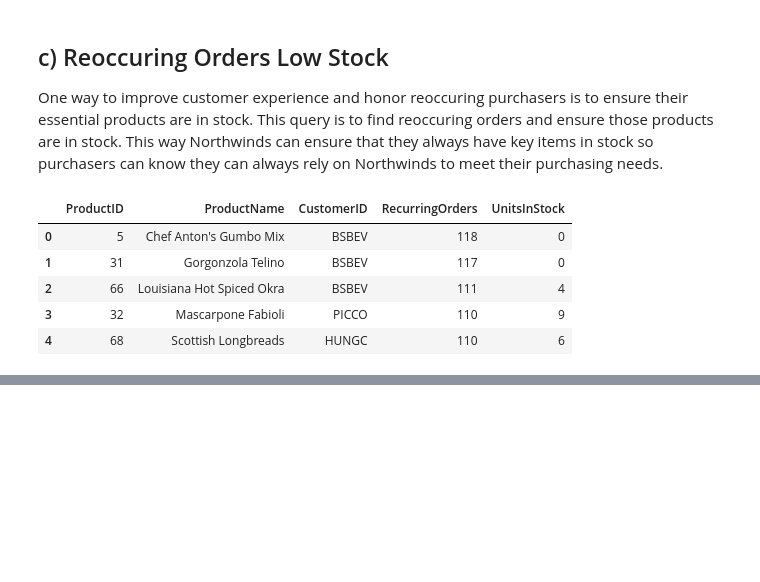
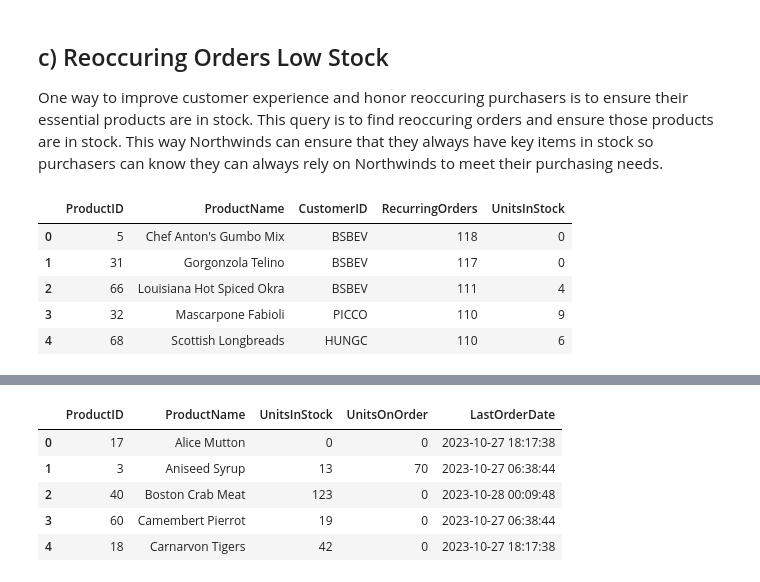
Before and after one commit to shayda-maher/SQLScripts, a Jupyter notebook: Northwinds Database Inventory Stock - Github.ipynb, the cells around one changed output, grey strips where cells are left out. Saved outputs shown, nothing was run; the diff lists cells and outputs as text; code cells hidden in the pictures; blank space fills up the shorter version.

```diff
--- a/Northwinds Database Inventory Stock - Github.ipynb
+++ b/Northwinds Database Inventory Stock - Github.ipynb
@@ -154,0 +158,26 @@ rentals.head()
+# %%
+unsold_stock = """
+SELECT p.ProductID,
+       p.ProductName,
+       p.UnitsInStock,
+       p.UnitsOnOrder,
+       MAX(o.OrderDate) AS LastOrderDate
+FROM Products p
+LEFT JOIN "Order Details" od ON p.ProductID = od.ProductID
+LEFT JOIN Orders o ON od.OrderID = o.OrderID
+GROUP BY p.ProductID, p.ProductName, p.UnitsInStock, p.UnitsOnOrder
+HAVING MAX(o.OrderDate) < DATE('now', '-1 year')
+   OR MAX(o.OrderDate) IS NULL
+ORDER BY p.ProductName;
+
+"""
+
+products = pd.read_sql_query(unsold_stock, sql_conn)
+products.head()
+# %% [output]
+|  | ProductID | ProductName | UnitsInStock | UnitsOnOrder | LastOrderDate |
+| 0 | 17 | Alice Mutton | 0 | 0 | 2023-10-27 18:17:38 |
+| 1 | 3 | Aniseed Syrup | 13 | 70 | 2023-10-27 06:38:44 |
+| 2 | 40 | Boston Crab Meat | 123 | 0 | 2023-10-28 00:09:48 |
+| 3 | 60 | Camembert Pierrot | 19 | 0 | 2023-10-27 06:38:44 |
+| 4 | 18 | Carnarvon Tigers | 42 | 0 | 2023-10-27 18:17:38 |
```
Also changed, not shown: parts of 12 cells of this notebook.
